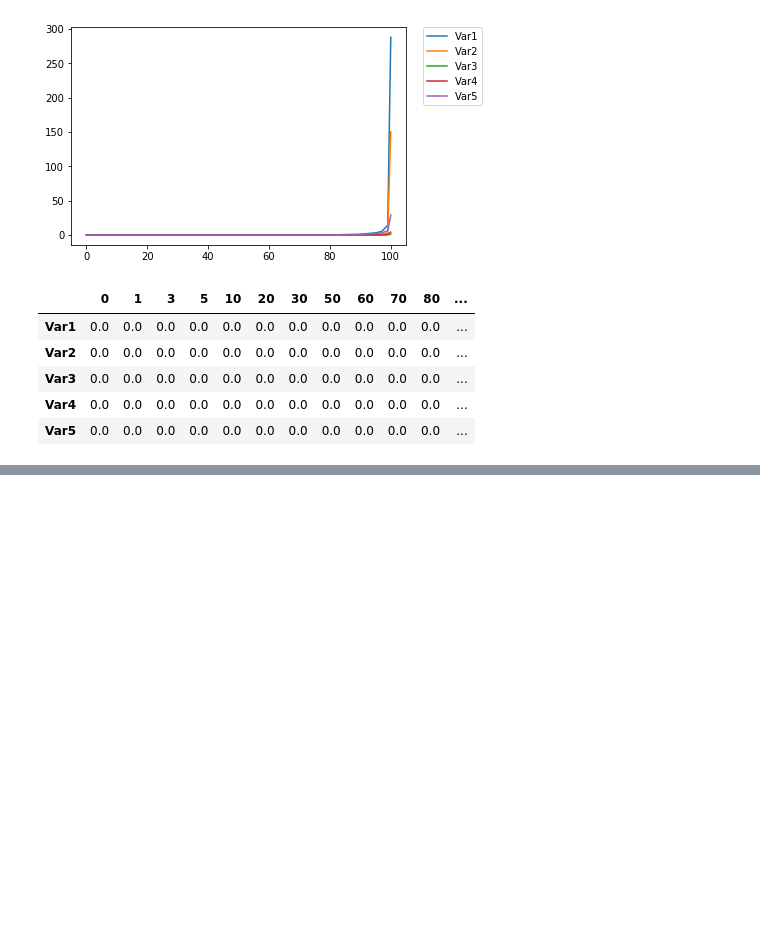
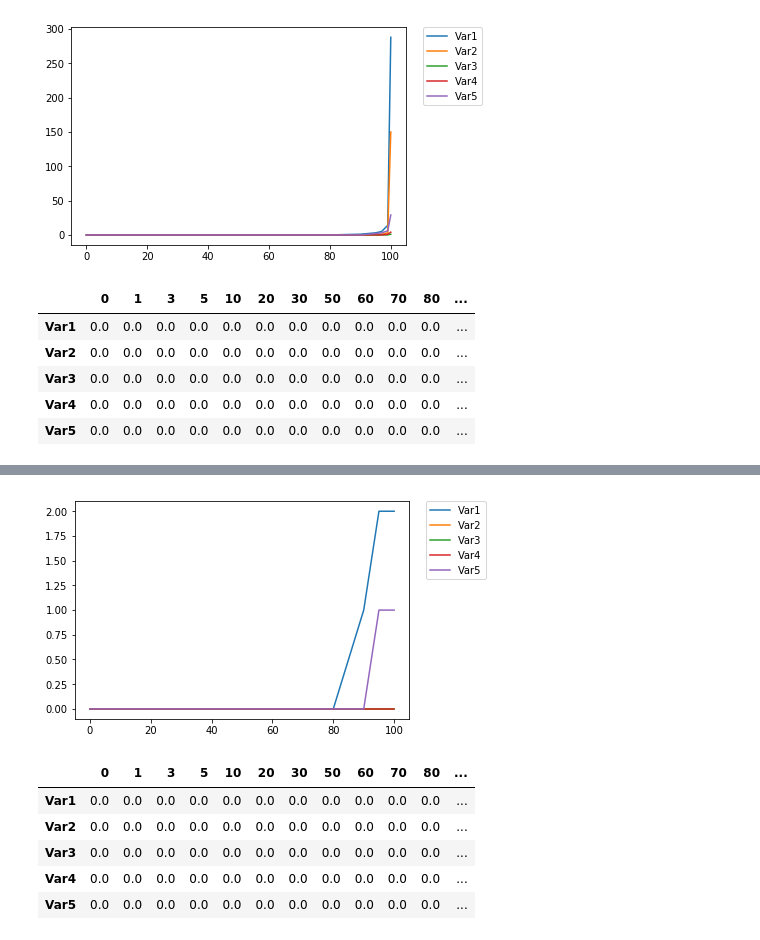
Before and after one commit to kendalvictor/ml_analysis, a Jupyter notebook: client.ipynb, the cells around one changed output, grey strips where cells are left out. Drawn from its saved outputs; the diff is of its cells as text; code cells hidden in the pictures; blank space fills up the shorter version.

Commit message:
ADD function set_percentile and add_date

```diff
--- a/client.ipynb
+++ b/client.ipynb
@@ -101,3 +144,5 @@ train_analisis.percentil_verificator(['Var1','Var2','Var3','Var4','Var5'])
 | Var3 | 0.0 | 0.0 | 0.0 | 0.0 | 0.0 | 0.0 | 0.0 | 0.0 | 0.0 | 0.0 | 0.0 | ... |
 | Var4 | 0.0 | 0.0 | 0.0 | 0.0 | 0.0 | 0.0 | 0.0 | 0.0 | 0.0 | 0.0 | 0.0 | ... |
 | Var5 | 0.0 | 0.0 | 0.0 | 0.0 | 0.0 | 0.0 | 0.0 | 0.0 | 0.0 | 0.0 | 0.0 | ... |
+# %%
+train_analisis.set_col_percentil(['Var1','Var2','Var3','Var4','Var5'], percentil=93)
@@ -103,0 +161,10 @@ train_analisis.percentil_verificator(['Var1','Var2','Var3','Var4','Var5'])
+# %%
+train_analisis.percentil_verificator(['Var1','Var2','Var3','Var4','Var5'])
+# %% [output]
+[figure, added]
+|  | 0 | 1 | 3 | 5 | 10 | 20 | 30 | 50 | 60 | 70 | 80 | ... |
+| Var1 | 0.0 | 0.0 | 0.0 | 0.0 | 0.0 | 0.0 | 0.0 | 0.0 | 0.0 | 0.0 | 0.0 | ... |
+| Var2 | 0.0 | 0.0 | 0.0 | 0.0 | 0.0 | 0.0 | 0.0 | 0.0 | 0.0 | 0.0 | 0.0 | ... |
+| Var3 | 0.0 | 0.0 | 0.0 | 0.0 | 0.0 | 0.0 | 0.0 | 0.0 | 0.0 | 0.0 | 0.0 | ... |
+| Var4 | 0.0 | 0.0 | 0.0 | 0.0 | 0.0 | 0.0 | 0.0 | 0.0 | 0.0 | 0.0 | 0.0 | ... |
+| Var5 | 0.0 | 0.0 | 0.0 | 0.0 | 0.0 | 0.0 | 0.0 | 0.0 | 0.0 | 0.0 | 0.0 | ... |
```
Also changed, not shown: parts of 5 cells of this notebook.
